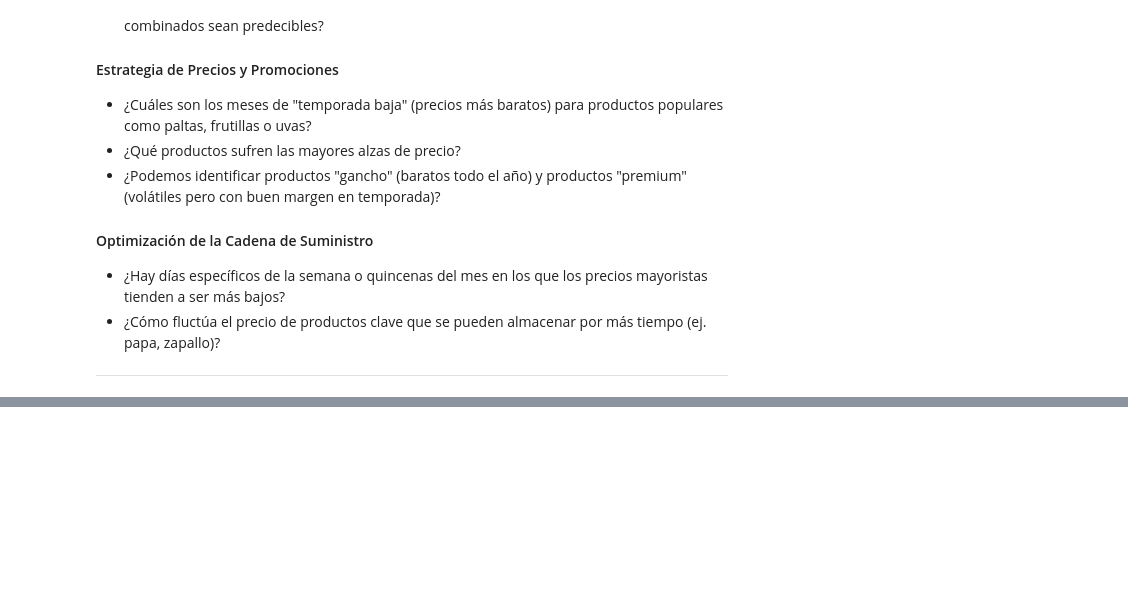
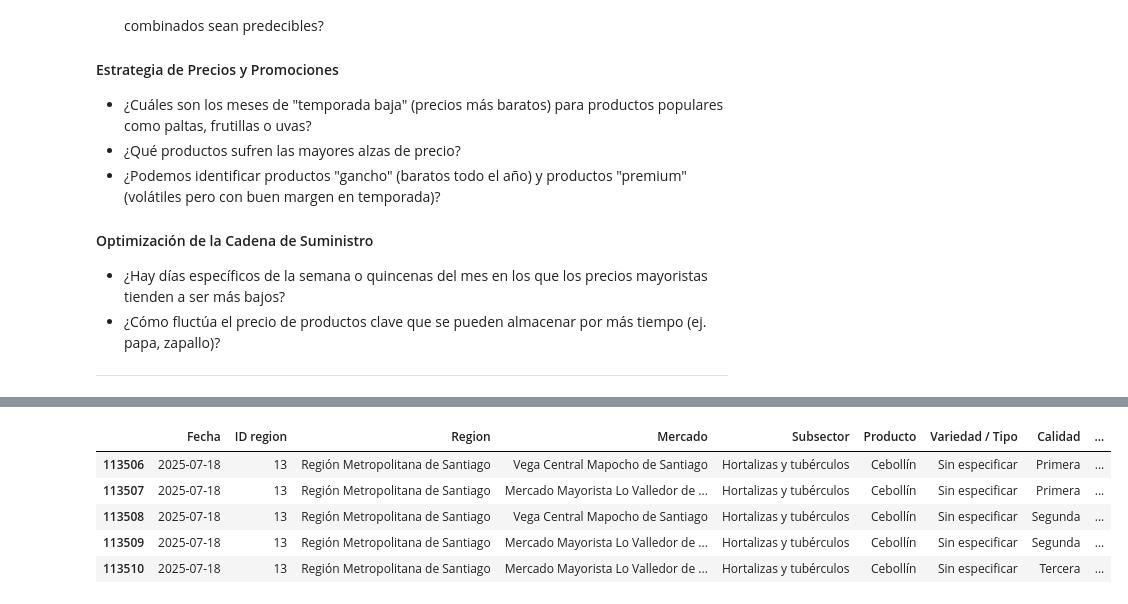
Before and after one commit to Ricardouchub/Analisis-Estrategico-de-Precios, a Jupyter notebook: Análisis Estratégico de Precios Mayoristas para el Sector Retail de Frutas y Hortalizas.ipynb, the cells around one changed output, grey strips where cells are left out. Cells and saved outputs as stored; diff of their text form; code cells hidden in the pictures; blank space fills up the shorter version.

```diff
--- a/Análisis Estratégico de Precios Mayoristas para el Sector Retail de Frutas y Hortalizas.ipynb
+++ b/Análisis Estratégico de Precios Mayoristas para el Sector Retail de Frutas y Hortalizas.ipynb
@@ -41,0 +77,10 @@ Este análisis tiene como objetivo proporcionar una estrategia inicial para el l
+# %%
+# Muestra las últimas 5 filas del DataFrame
+df.tail()
+# %% [output]
+|  | Fecha | ID region | Region | Mercado | Subsector | Producto | Variedad / Tipo | Calidad | ... |
+| 113506 | 2025-07-18 | 13 | Región Metropolitana de Santiago | Vega Central Mapocho de Santiago | Hortalizas y tubérculos | Cebollín | Sin especificar | Primera | ... |
+| 113507 | 2025-07-18 | 13 | Región Metropolitana de Santiago | Mercado Mayorista Lo Valledor de ... | Hortalizas y tubérculos | Cebollín | Sin especificar | Primera | ... |
+| 113508 | 2025-07-18 | 13 | Región Metropolitana de Santiago | Vega Central Mapocho de Santiago | Hortalizas y tubérculos | Cebollín | Sin especificar | Segunda | ... |
+| 113509 | 2025-07-18 | 13 | Región Metropolitana de Santiago | Mercado Mayorista Lo Valledor de ... | Hortalizas y tubérculos | Cebollín | Sin especificar | Segunda | ... |
+| 113510 | 2025-07-18 | 13 | Región Metropolitana de Santiago | Mercado Mayorista Lo Valledor de ... | Hortalizas y tubérculos | Cebollín | Sin especificar | Tercera | ... |
```
Also changed, not shown: parts of 38 cells of this notebook.
